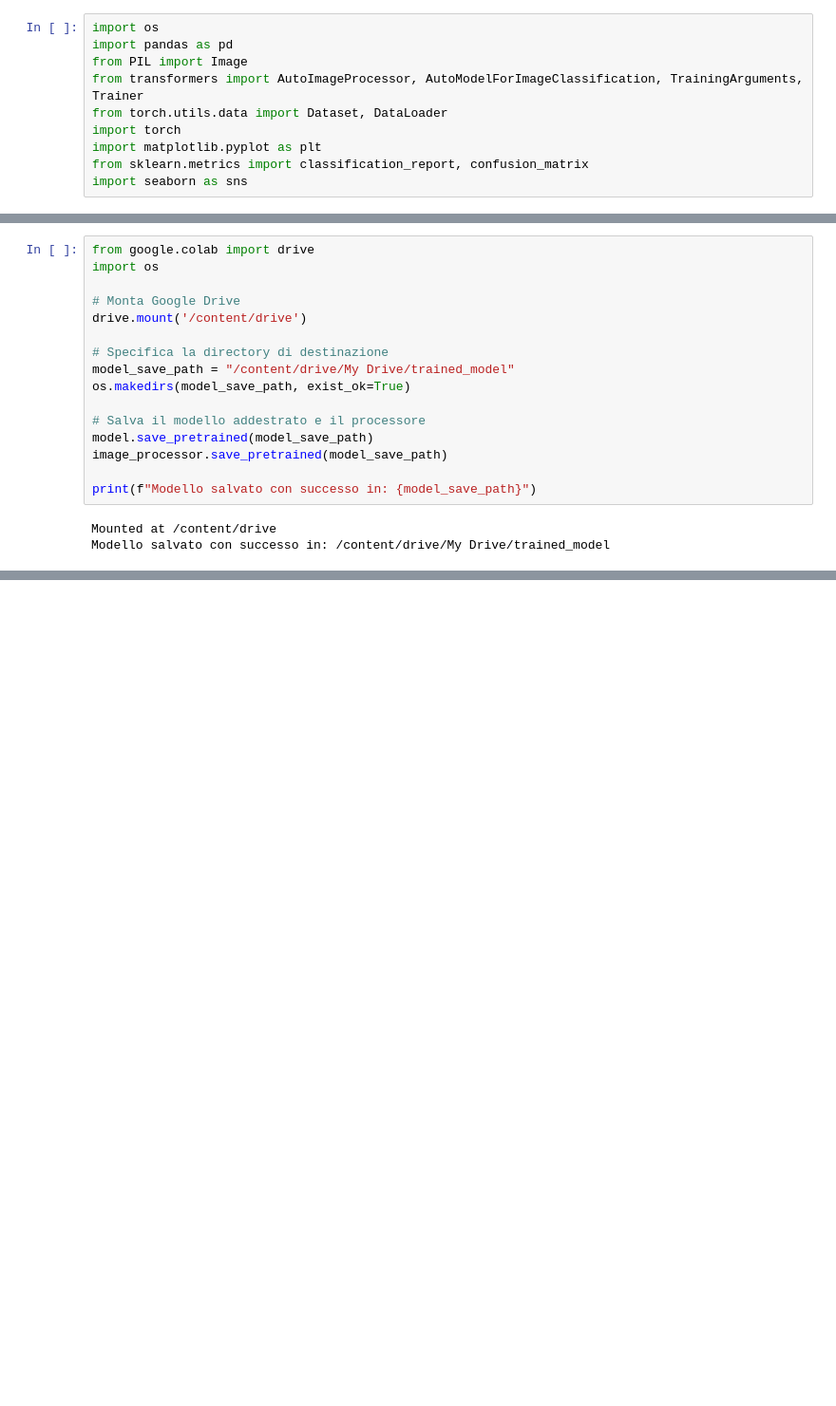
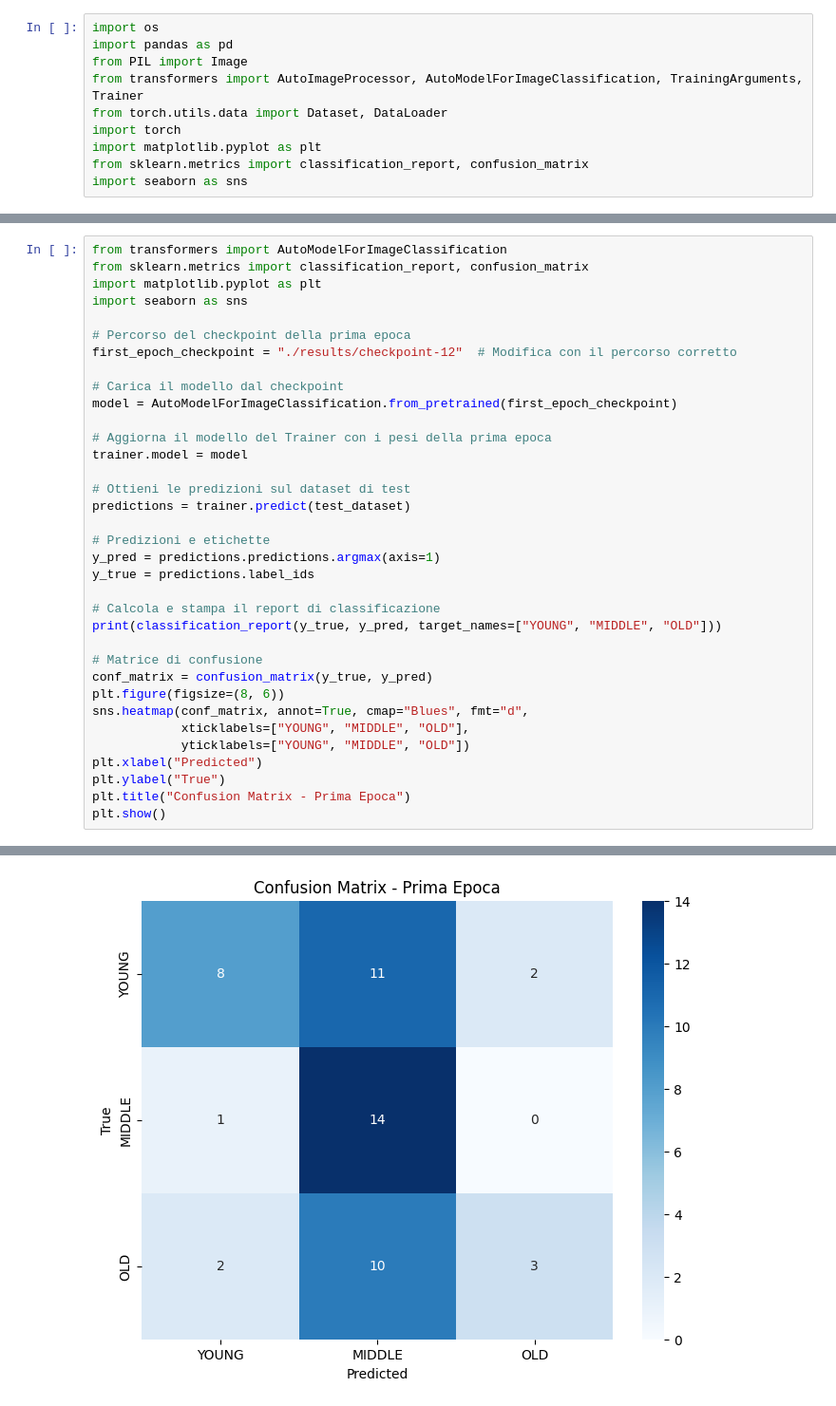
Before and after one commit to Emma-Cap/Deep-Learning-Project, a Jupyter notebook: FORSE.ipynb, the cells around one changed output, grey strips where cells are left out. Shown at 95% size. Drawn from its saved outputs; the diff is of its cells as text; blank space fills up the shorter version.

Commit message:
Creato con Colab

```diff
--- a/FORSE.ipynb
+++ b/FORSE.ipynb
@@ -838,19 +764,36 @@ weighted avg       0.84      0.83      0.83       317
-# %%
-from google.colab import drive
-import os
-
-# Monta Google Drive
-drive.mount('/content/drive')
-
-# Specifica la directory di destinazione
-model_save_path = "/content/drive/My Drive/trained_model"
-os.makedirs(model_save_path, exist_ok=True)
-
-# Salva il modello addestrato e il processore
-model.save_pretrained(model_save_path)
-image_processor.save_pretrained(model_save_path)
-
-print(f"Modello salvato con successo in: {model_save_path}")
-# %% [output]
-Mounted at /content/drive
-Modello salvato con successo in: /content/drive/My Drive/trained_model
+# %%
+from transformers import AutoModelForImageClassification
+from sklearn.metrics import classification_report, confusion_matrix
+import matplotlib.pyplot as plt
+import seaborn as sns
+
+# Percorso del checkpoint della prima epoca
+first_epoch_checkpoint = "./results/checkpoint-12"  # Modifica con il percorso corretto
+
+# Carica il modello dal checkpoint
+model = AutoModelForImageClassification.from_pretrained(first_epoch_checkpoint)
+
+# Aggiorna il modello del Trainer con i pesi della prima epoca
+trainer.model = model
+
+# Ottieni le predizioni sul dataset di test
+predictions = trainer.predict(test_dataset)
+
+# Predizioni e etichette
+y_pred = predictions.predictions.argmax(axis=1)
+y_true = predictions.label_ids
+
+# Calcola e stampa il report di classificazione
+print(classification_report(y_true, y_pred, target_names=["YOUNG", "MIDDLE", "OLD"]))
+
+# Matrice di confusione
+conf_matrix = confusion_matrix(y_true, y_pred)
+plt.figure(figsize=(8, 6))
+sns.heatmap(conf_matrix, annot=True, cmap="Blues", fmt="d",
+            xticklabels=["YOUNG", "MIDDLE", "OLD"],
+            yticklabels=["YOUNG", "MIDDLE", "OLD"])
+plt.xlabel("Predicted")
+plt.ylabel("True")
+plt.title("Confusion Matrix - Prima Epoca")
+plt.show()
+# %% [output]
@@ -856,0 +810 @@ Modello salvato con successo in: /content/drive/My Drive/trained_model
+[figure, added]
```
Also changed, not shown: parts of 26 cells of this notebook.
